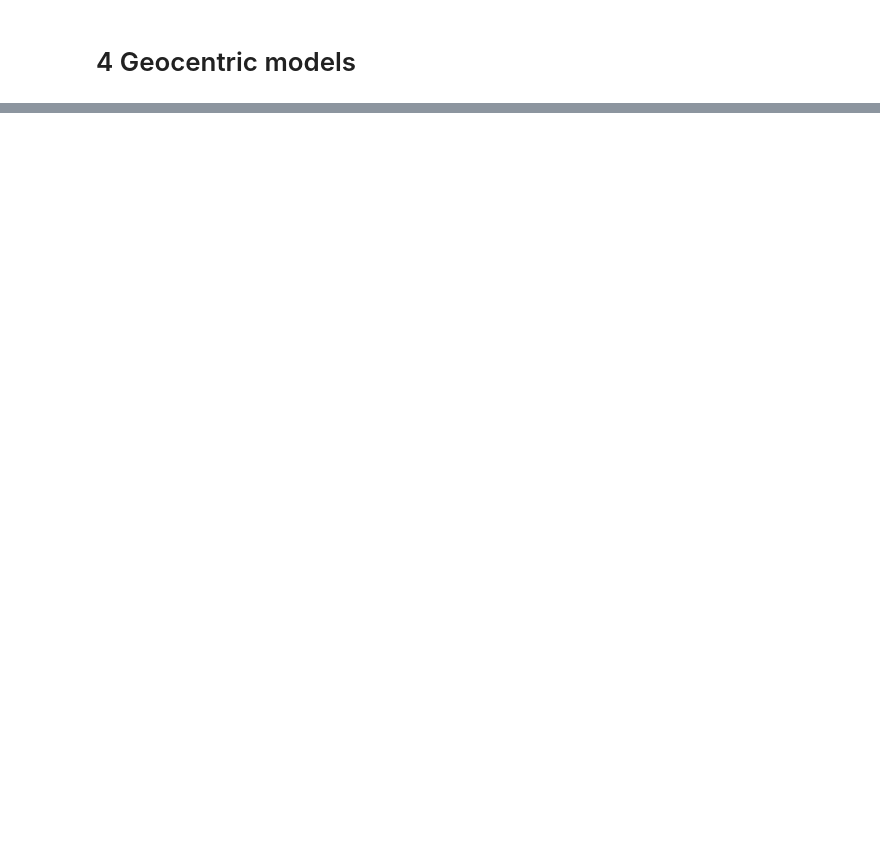
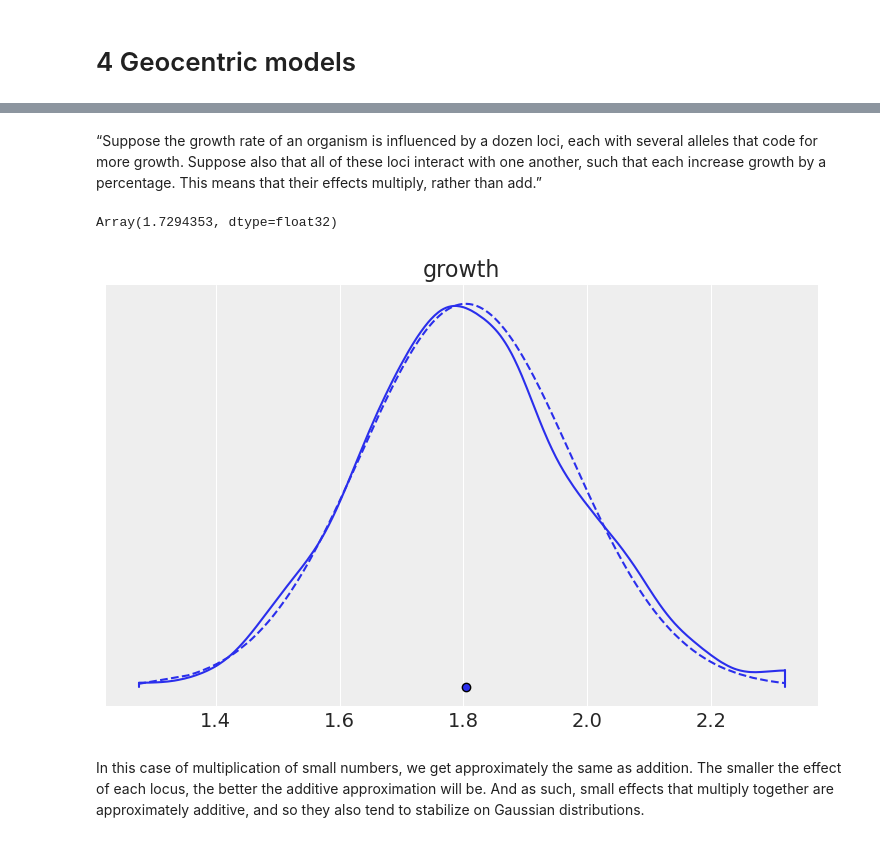
Before and after one commit to krademaker/Pyro, a Jupyter notebook: learning_numpyro/notebooks/SR_ch_4_numpyro.ipynb, the cells around one changed output, grey strips where cells are left out. Drawn from its saved outputs; the diff is of its cells as text; code cells hidden in the pictures; blank space fills up the shorter version.

Commit message:
started with posterior approximations, bayesian linear regression

```diff
--- a/learning_numpyro/notebooks/SR_ch_4_numpyro.ipynb
+++ b/learning_numpyro/notebooks/SR_ch_4_numpyro.ipynb
@@ -31,0 +44,21 @@ numpyro.set_platform("cpu")
+# %% [markdown]
+“Suppose the growth rate of an organism is influenced by a dozen loci, each with several alleles that code for more growth. Suppose also that all of these loci interact with one another, such that each increase growth by a percentage. This means that their effects multiply, rather than add.”
+# %%
+# 4.2
+# Sample 12 random numbers between 0-0.1, multiply with 1 + these products.
+jnp.prod(1 + dist.Uniform(0, 0.1).sample(random.PRNGKey(0), (12,)))
+# %% [output]
+Array(1.7294353, dtype=float32)
+# %%
+# 4.3
+# Calculate distribution of such random products
+growth = jnp.prod(1 + dist.Uniform(0, 0.1).sample(random.PRNGKey(0), (1000,12)),-1)
+az.plot_density({"growth":growth}, hdi_prob=1)
+x = jnp.sort(growth)
+# Plot a Gaussian with the mean and std of growth values
+plt.plot(x, jnp.exp(dist.Normal(jnp.mean(x), jnp.std(x)).log_prob(x)), "--")
+plt.show()
+# %% [output]
+[figure, added]
+# %% [markdown]
+In this case of multiplication of small numbers, we get approximately the same as addition. The smaller the effect of each locus, the better the additive approximation will be. And as such, small effects that multiply together are approximately additive, and so they also tend to stabilize on Gaussian distributions.
```
Also changed, not shown: parts of 69 cells of this notebook.
